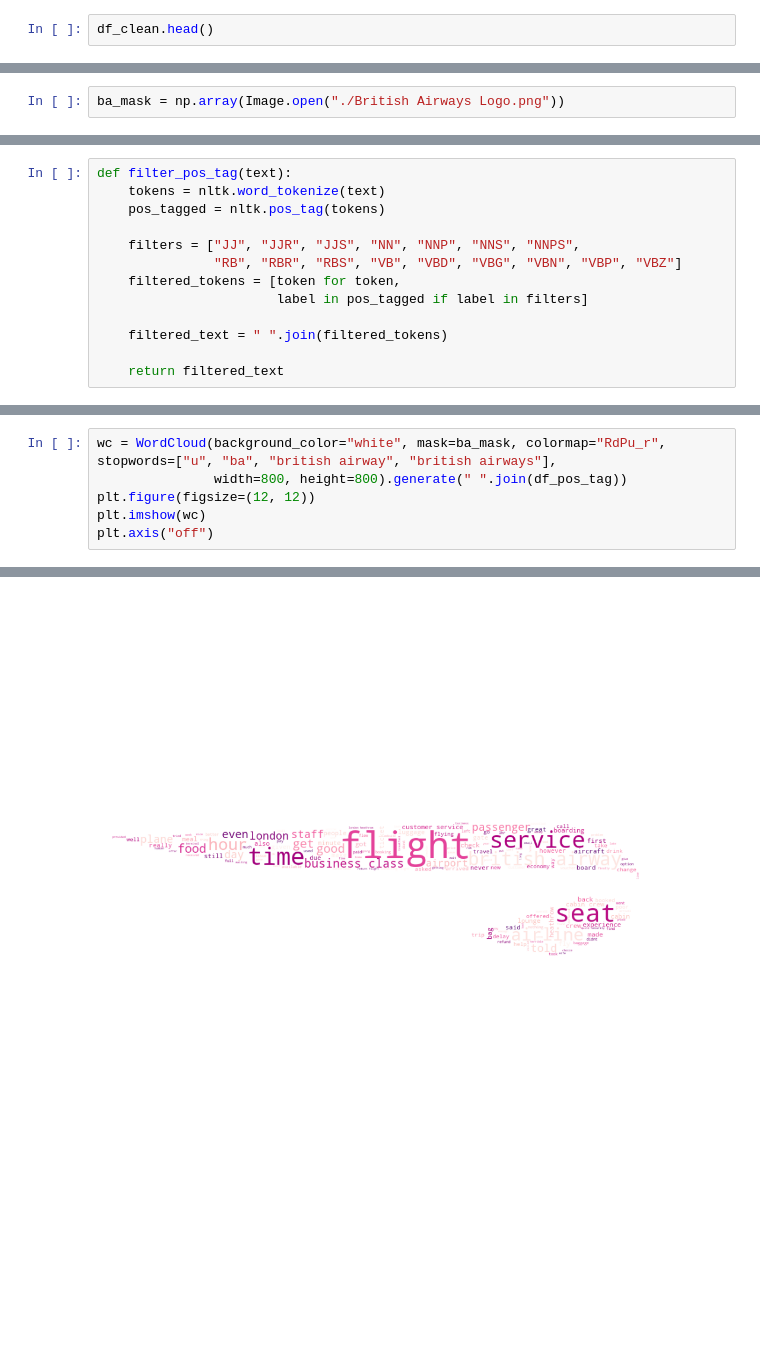
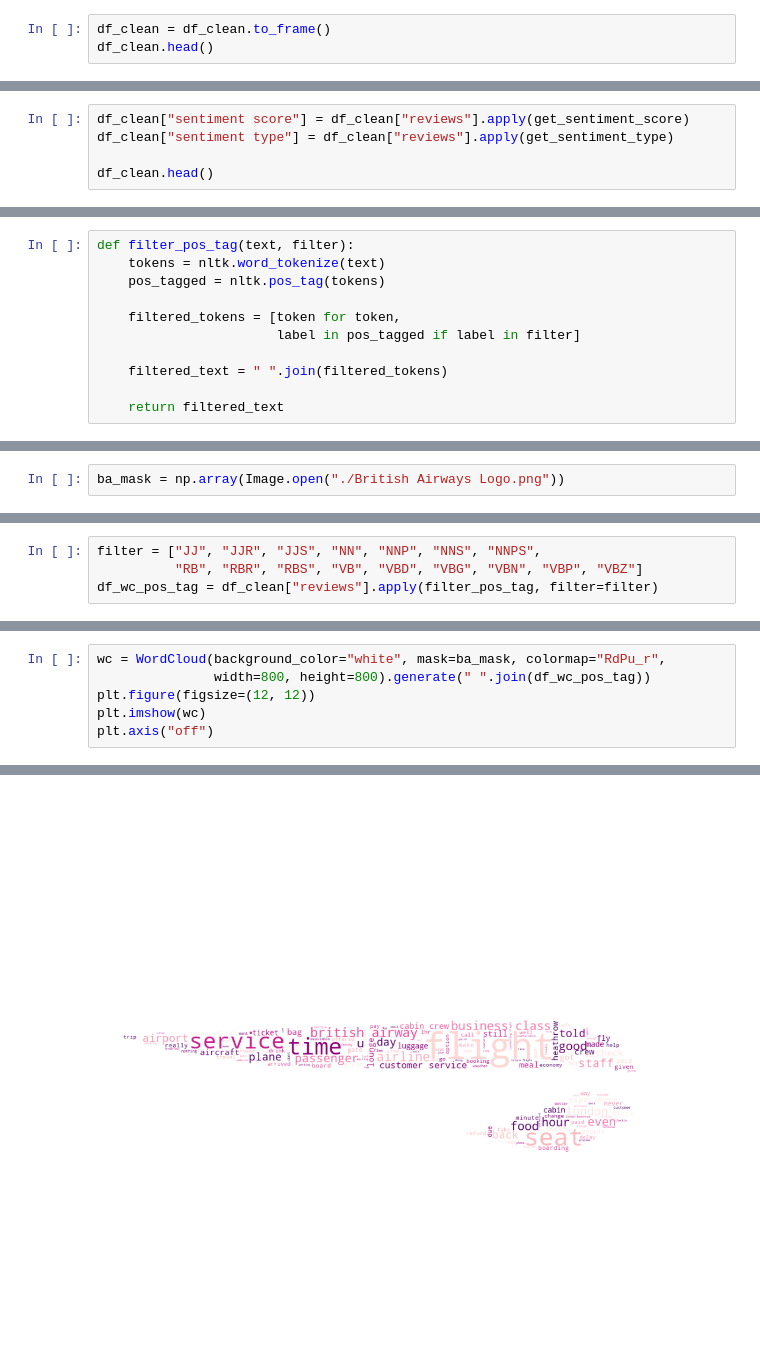
Before and after one commit to zidan-arsyad/british-airways-data-science, a Jupyter notebook: getting_started.ipynb, the cells around one changed output, grey strips where cells are left out. Cells and saved outputs as stored; diff of their text form; blank space fills up the shorter version.

Commit message:
sentiment analysis and topic modelling

```diff
--- a/getting_started.ipynb
+++ b/getting_started.ipynb
@@ -170,5 +156,6 @@ def clean_text(text):
 # %%
 df_clean = df["reviews"].apply(clean_text)
 # %%
+df_clean = df_clean.to_frame()
 df_clean.head()
 # %% [output]
@@ -188,0 +197,5 @@ NLTK Sentiment Analysis Tutorial for Beginners [https://www.datacamp.com/tutoria
+# %%
+df_clean["sentiment score"] = df_clean["reviews"].apply(get_sentiment_score)
+df_clean["sentiment type"] = df_clean["reviews"].apply(get_sentiment_type)
+
+df_clean.head()
@@ -188,0 +234,11 @@ NLTK Sentiment Analysis Tutorial for Beginners [https://www.datacamp.com/tutoria
+# %%
+def filter_pos_tag(text, filter):
+    tokens = nltk.word_tokenize(text)
+    pos_tagged = nltk.pos_tag(tokens)
+
+    filtered_tokens = [token for token,
+                       label in pos_tagged if label in filter]
+
+    filtered_text = " ".join(filtered_tokens)
+
+    return filtered_text
@@ -214,15 +392,6 @@ plt.axis("off")
 
 Improving word cloud by selecting only some tags (nouns, adjective, verb, and adverbs)
 # %%
-def filter_pos_tag(text):
-    tokens = nltk.word_tokenize(text)
-    pos_tagged = nltk.pos_tag(tokens)
-
-    filters = ["JJ", "JJR", "JJS", "NN", "NNP", "NNS", "NNPS",
-               "RB", "RBR", "RBS", "VB", "VBD", "VBG", "VBN", "VBP", "VBZ"]
-    filtered_tokens = [token for token,
-                       label in pos_tagged if label in filters]
-
-    filtered_text = " ".join(filtered_tokens)
-
-    return filtered_text
+filter = ["JJ", "JJR", "JJS", "NN", "NNP", "NNS", "NNPS",
+          "RB", "RBR", "RBS", "VB", "VBD", "VBG", "VBN", "VBP", "VBZ"]
+df_wc_pos_tag = df_clean["reviews"].apply(filter_pos_tag, filter=filter)
@@ -251,9 +398,9 @@ df_pos_tag = df_clean.apply(filter_pos_tag)
 # %%
-wc = WordCloud(background_color="white", mask=ba_mask, colormap="RdPu_r", stopwords=["u", "ba", "british airway", "british airways"],
-               width=800, height=800).generate(" ".join(df_pos_tag))
+wc = WordCloud(background_color="white", mask=ba_mask, colormap="RdPu_r",
+               width=800, height=800).generate(" ".join(df_wc_pos_tag))
 plt.figure(figsize=(12, 12))
 plt.imshow(wc)
 plt.axis("off")
 # %% [output]
 (-0.5, 999.5, 999.5, -0.5)
-[figure, old version]
+[figure, new version]
```
Also changed, not shown: parts of 34 cells of this notebook, 3 other files.
